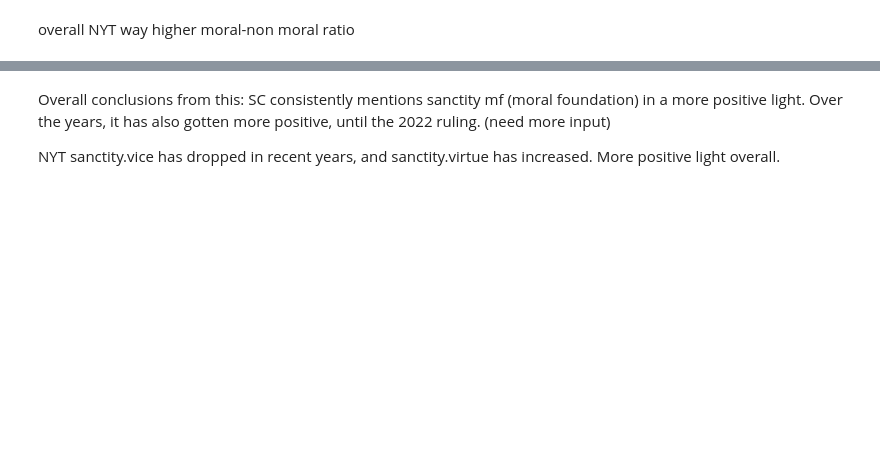
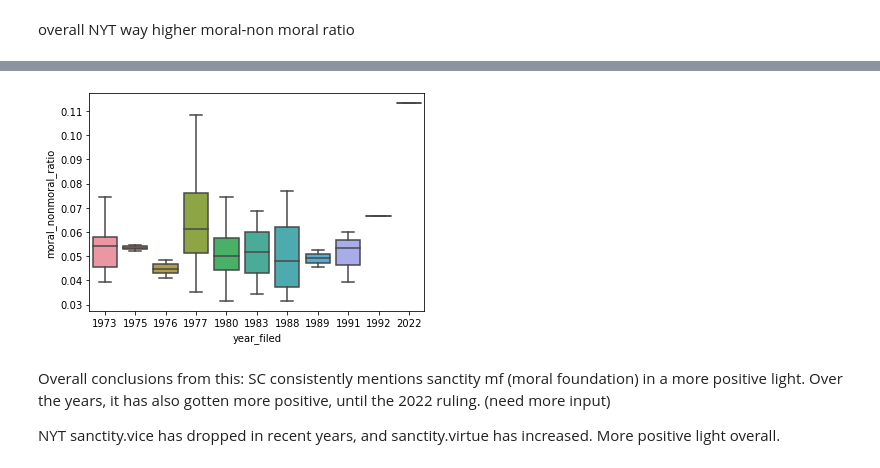
Before and after one commit to lprockop/NLPGroup10, a Jupyter notebook: PrelimAnalysis_(2) (1).ipynb, the cells around one changed output, grey strips where cells are left out. Cells and saved outputs as stored; diff of their text form; code cells hidden in the pictures; blank space fills up the shorter version.

```diff
--- a/PrelimAnalysis_(2) (1).ipynb
+++ b/PrelimAnalysis_(2) (1).ipynb
@@ -302,3 +241,10 @@ plt.show()
+# %%
+import seaborn as sns
+sns.boxplot(x='year_filed', y='moral_nonmoral_ratio', data=sc_df_v)
+plt.savefig('Output/scmnmdistribution.png')
+plt.show()
+# %% [output]
+[figure, added]
 # %% [markdown]
 Overall conclusions from this:
 SC consistently mentions sanctity mf (moral foundation) in a more positive light. Over the years, it has also gotten more positive, until the 2022 ruling. (need more input)
```
Also changed, not shown: parts of 41 cells of this notebook, 19 other files.
